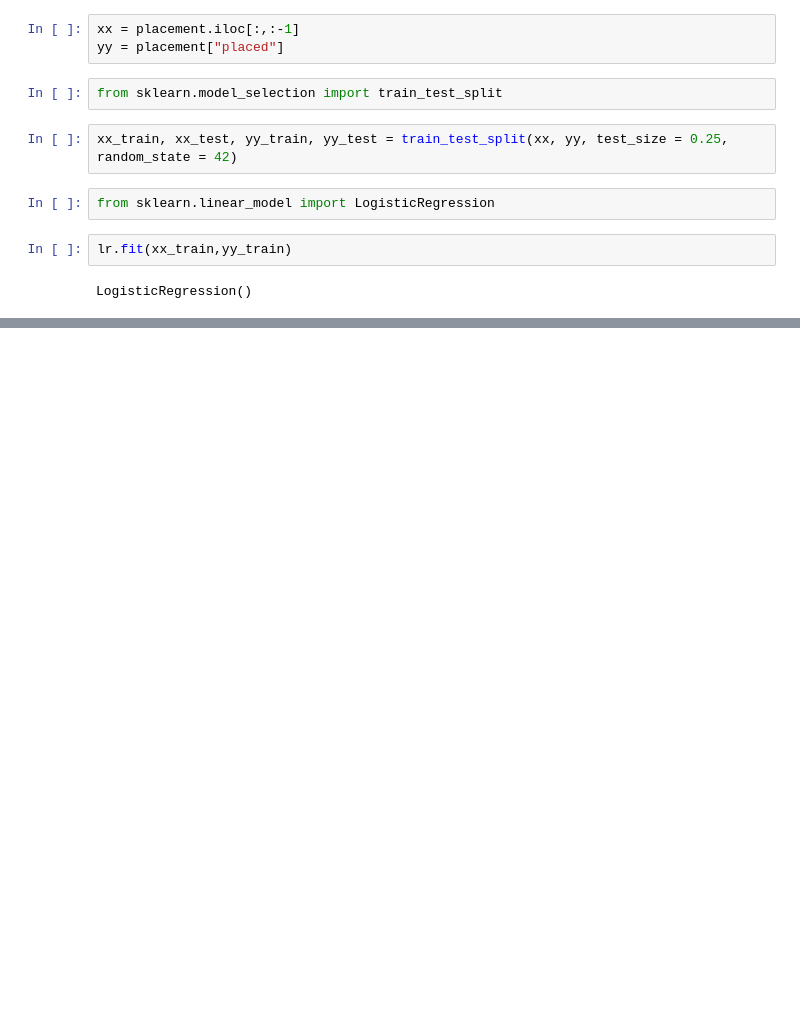
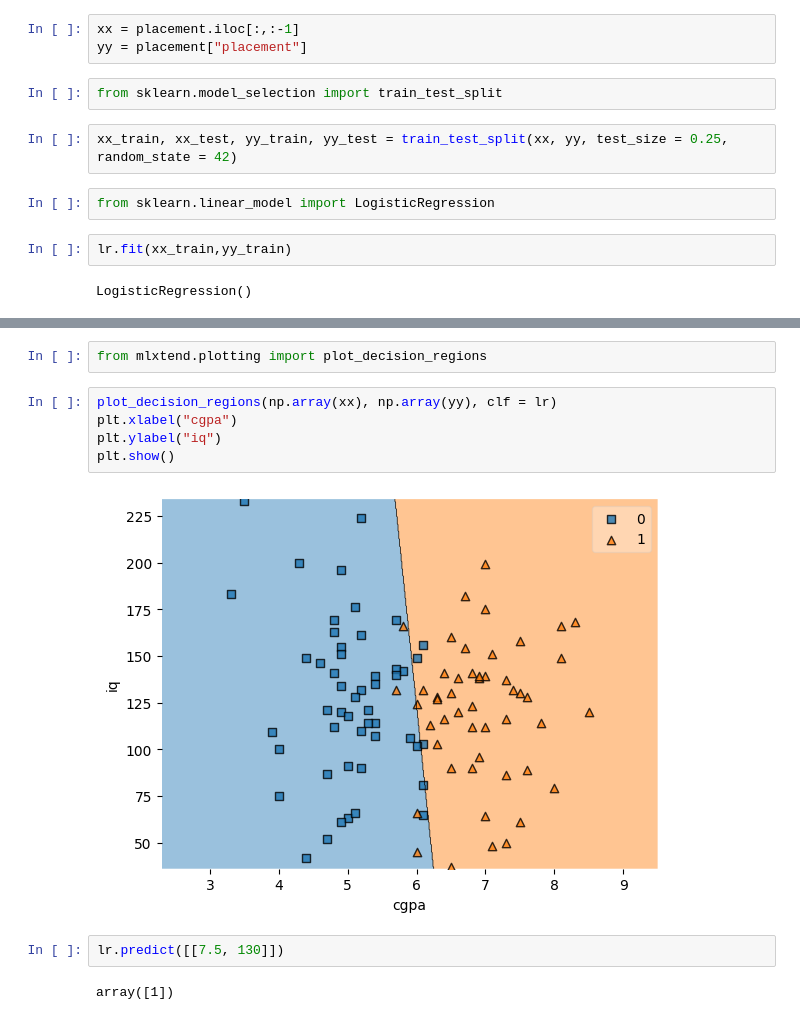
Before and after one commit to sanjay-r-0508/Data_Science_Notes, a Jupyter notebook: machine_learning/supervised_learning_in_ml/classification/classification.ipynb, the cells around one changed output, grey strips where cells are left out. Drawn from its saved outputs; the diff is of its cells as text; blank space fills up the shorter version.

```diff
--- a/machine_learning/supervised_learning_in_ml/classification/classification.ipynb
+++ b/machine_learning/supervised_learning_in_ml/classification/classification.ipynb
@@ -116,6 +127,6 @@ plt.show()
 # %%
 xx = placement.iloc[:,:-1]
-yy = placement["placed"]
+yy = placement["placement"]
 # %%
 from sklearn.model_selection import train_test_split
 # %%
@@ -132,0 +164,13 @@ lr.score(xx_test, yy_test)*100
+# %%
+from mlxtend.plotting import plot_decision_regions
+# %%
+plot_decision_regions(np.array(xx), np.array(yy), clf = lr)
+plt.xlabel("cgpa")
+plt.ylabel("iq")
+plt.show()
+# %% [output]
+[figure, added]
+# %%
+lr.predict([[7.5, 130]])
+# %% [output]
+array([1])
```
Also changed, not shown: parts of 7 cells of this notebook, 1 other file.
